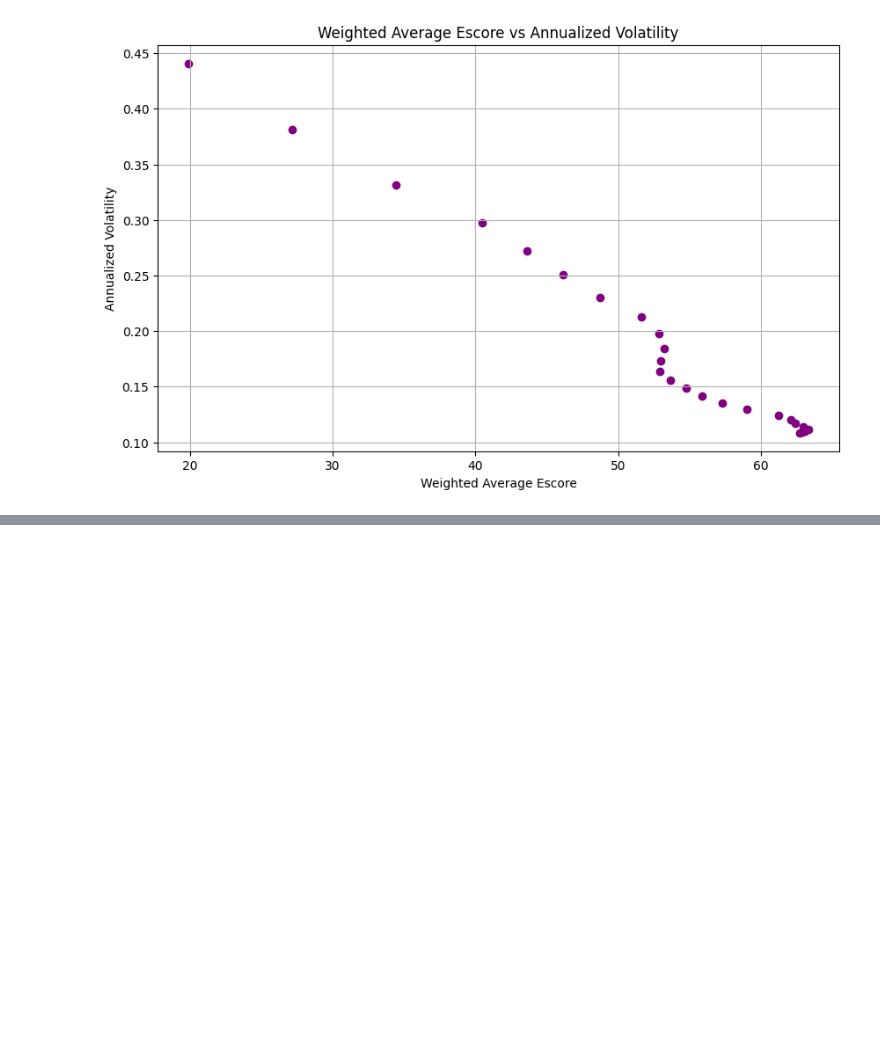
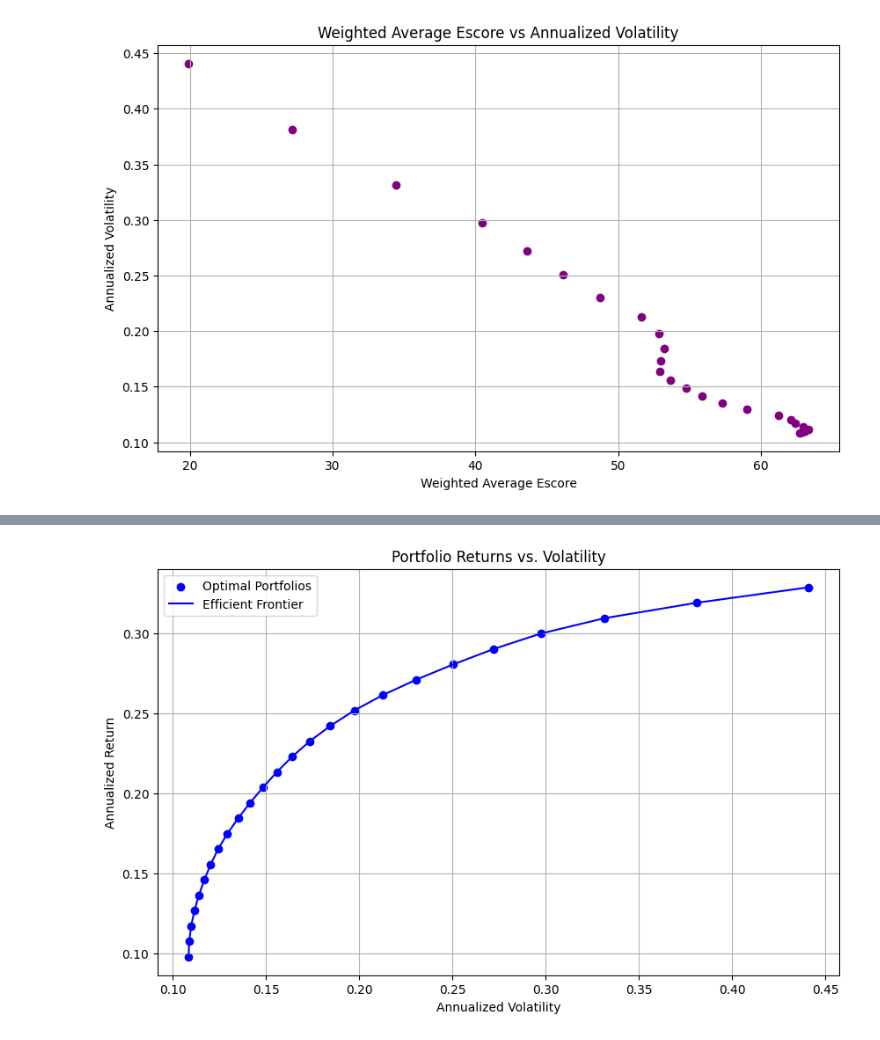
Before and after one commit to BalthazazarDuc/SEF-HW2, a Jupyter notebook: EX1.ipynb, the cells around one changed output, grey strips where cells are left out. Cells and saved outputs as stored; diff of their text form; code cells hidden in the pictures; blank space fills up the shorter version.

```diff
--- a/EX1.ipynb
+++ b/EX1.ipynb
@@ -815,7 +815,7 @@ INDUSTRIVARDEN A                    10.030000
 Name: EScore Mean, dtype: float64
 # %%
 # Import portfolios (on the efficient frontier) returns
-df_portfolios_returns = pd.read_csv('https://raw.githubusercontent.com/BalthazazarDuc/SEF-HW2/main/Homework_1/df_frontier_high.csv')
+df_frontier_high = pd.read_csv('https://raw.githubusercontent.com/BalthazazarDuc/SEF-HW2/main/Homework_1/df_frontier_high.csv')
 # %%
 #df_portfolios_returns = df_portfolios_returns['Return']
 #df_portfolios_returns
@@ -893,0 +905,19 @@ plt.show()
+# %%
+#Plot the efficient frontier without E scores
+
+#Initialize the figure
+plt.figure(figsize=(10, 6))
+
+#Plot the efficient frontier
+plt.scatter(df_frontier_high['Annualized Volatility'], df_frontier_high['Annualized Return'], color='blue', label='Optimal Portfolios')
+plt.plot(df_frontier_high['Annualized Volatility'], df_frontier_high['Annualized Return'], color='blue', label='Efficient Frontier')
+
+#Add title, legends, ect
+plt.title('Portfolio Returns vs. Volatility')
+plt.xlabel('Annualized Volatility')
+plt.ylabel('Annualized Return')
+plt.legend()
+plt.grid(True)
+plt.show()
+# %% [output]
+[figure, added]
```
Also changed, not shown: parts of 3 cells of this notebook.
